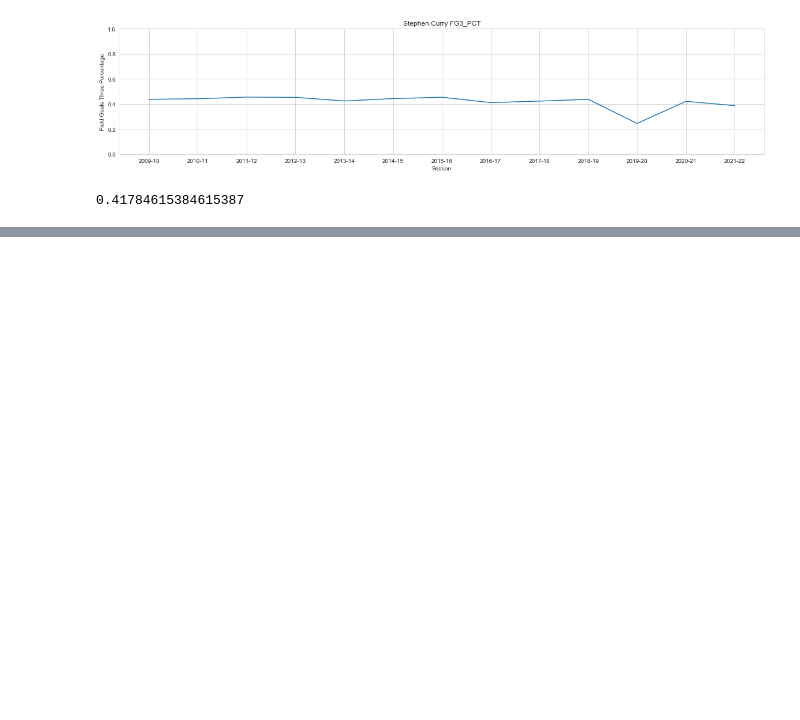
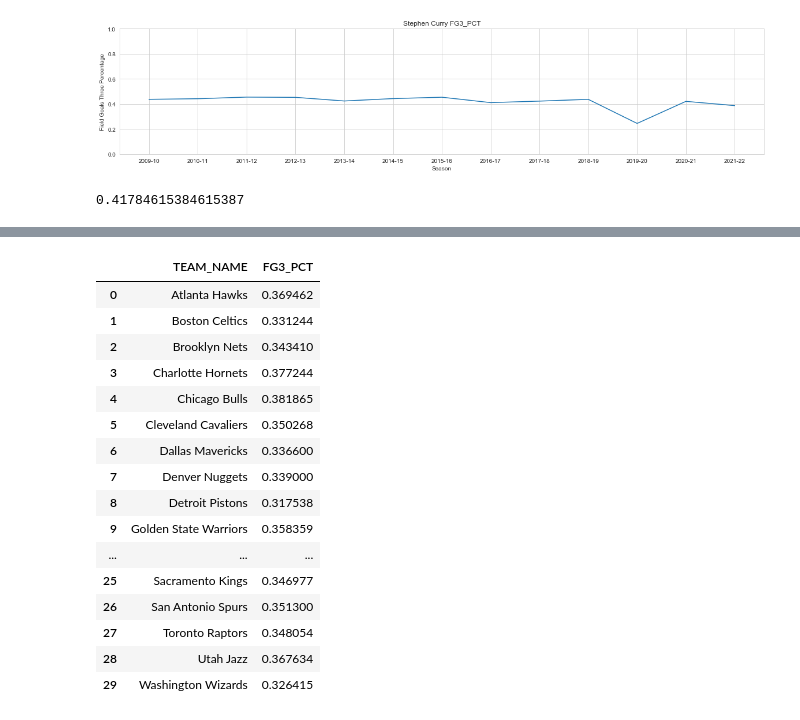
Before and after one commit to raquelcreis/nba_stats, a Jupyter notebook: notebook.ipynb, the cells around one changed output, grey strips where cells are left out. Drawn from its saved outputs; the diff is of its cells as text; code cells hidden in the pictures; blank space fills up the shorter version.

```diff
--- a/notebook.ipynb
+++ b/notebook.ipynb
@@ -71,0 +86,11 @@ curryCareer.FG3_PCT.mean()
+# %%
+logs = TeamGameLogs(season_nullable='2021-22').get_data_frames()[0]
+# %%
+seasons = ['1999-20','2000-01','2001-02','2002-03','2003-04','2004-05','2005-06',
+           '2006-07','2007-08','2008-09','2009-10','2010-11','2011-12','2012-13',
+           '2013-14','2014-15','2015-16','2016-17','2017-18','2018-19','2019-20',
+           '2020-21','2021-22']
+
+cols = ['SEASON_YEAR','TEAM_NAME','FG3_PCT']
+# %%
+logs1 = logs[cols]
@@ -71,0 +113,21 @@ curryCareer.FG3_PCT.mean()
+# %%
+logs1 = logs1.groupby('TEAM_NAME')['FG3_PCT'].mean().reset_index()
+logs1
+# %% [output]
+|  | TEAM_NAME | FG3_PCT |
+| 0 | Atlanta Hawks | 0.369462 |
+| 1 | Boston Celtics | 0.331244 |
+| 2 | Brooklyn Nets | 0.343410 |
+| 3 | Charlotte Hornets | 0.377244 |
+| 4 | Chicago Bulls | 0.381865 |
+| 5 | Cleveland Cavaliers | 0.350268 |
+| 6 | Dallas Mavericks | 0.336600 |
+| 7 | Denver Nuggets | 0.339000 |
+| 8 | Detroit Pistons | 0.317538 |
+| 9 | Golden State Warriors | 0.358359 |
+| ... | ... | ... |
+| 25 | Sacramento Kings | 0.346977 |
+| 26 | San Antonio Spurs | 0.351300 |
+| 27 | Toronto Raptors | 0.348054 |
+| 28 | Utah Jazz | 0.367634 |
+| 29 | Washington Wizards | 0.326415 |
```
Also changed, not shown: parts of 4 cells of this notebook.
